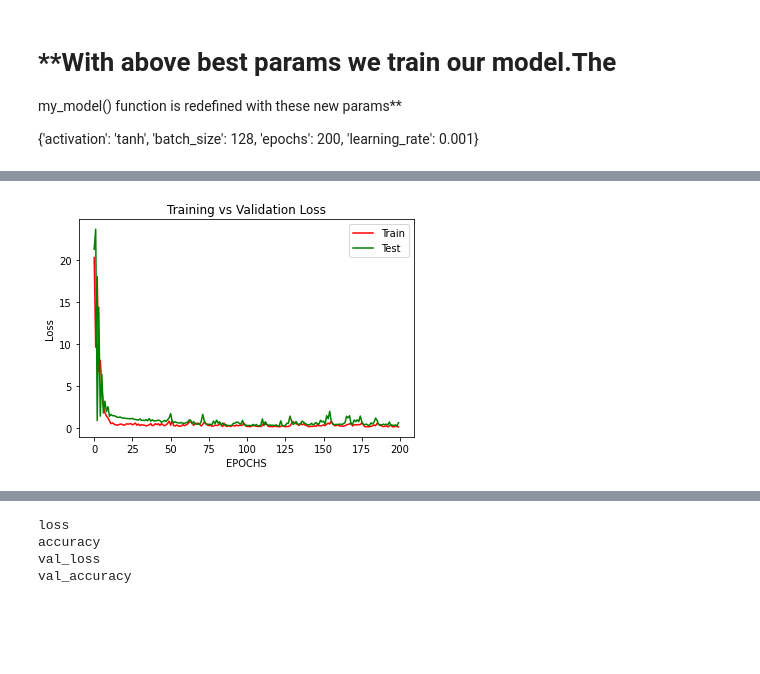
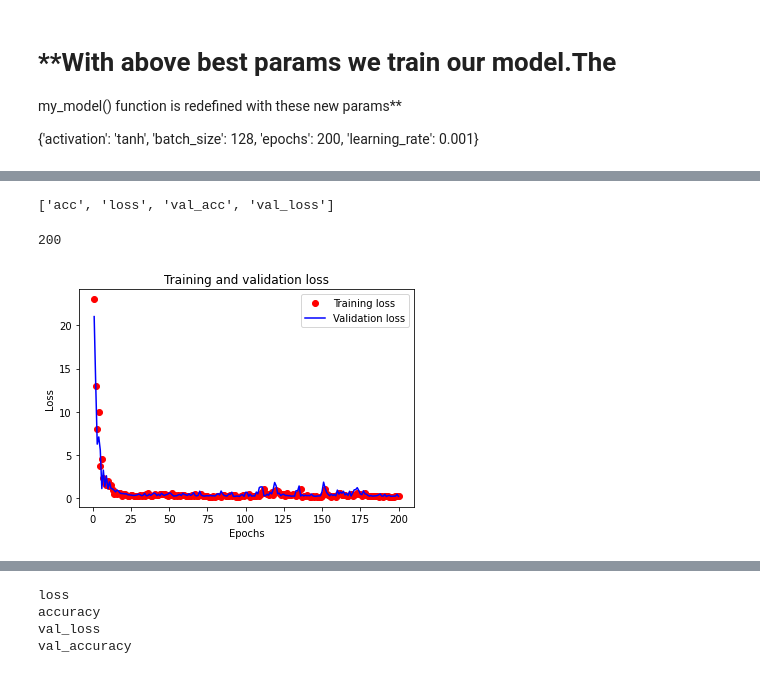
Before and after one commit to rohailkhan/deep_learning, a Jupyter notebook: Cancer_data_call_back_batch_norm_kera_Tuning.ipynb, the cells around one changed output, grey strips where cells are left out. Drawn from its saved outputs; the diff is of its cells as text; code cells hidden in the pictures; blank space fills up the shorter version.

```diff
--- a/Cancer_data_call_back_batch_norm_kera_Tuning.ipynb
+++ b/Cancer_data_call_back_batch_norm_kera_Tuning.ipynb
@@ -100,2 +119,4 @@ my_model=my_model(learning_rate=0.001,activation='relu')
+# %%
+stop_early=EarlyStopping(monitor='val_acc',patience=3)
 # %%
 historynew=my_model.fit(X_train,y_train,batch_size=128,epochs=200,validation_split=0.3,callbacks=[stop_early])
@@ -114,4 +141,4 @@ def plot_loss(loss,val_loss):
 # %%
-plot_loss(historynew.history['loss'],historynew.history['val_loss'])
+history_dict = historynew.history
+loss_values = history_dict['loss']
+val_loss_values = history_dict['val_loss']
-# %% [output]
-[figure, removed]
@@ -127,0 +145,23 @@ def plot_accuracy(acc,val_acc):
+# %%
+history_dict.keys()
+[u'acc', u'loss', u'val_acc', u'val_loss']
+# %% [output]
+['acc', 'loss', 'val_acc', 'val_loss']
+# %%
+len(historynew.history['accuracy'])
+# %% [output]
+200
+# %%
+history_dict = historynew.history
+loss_values = history_dict['loss']
+val_loss_values = history_dict['val_loss']
+epochs = range(1, len(historynew.history['accuracy']) + 1)
+plt.plot(epochs, loss_values, 'bo',color='red', label='Training loss')
+plt.plot(epochs, val_loss_values, 'b', label='Validation loss')
+plt.title('Training and validation loss')
+plt.xlabel('Epochs')
+plt.ylabel('Loss')
+plt.legend()
+plt.show()
+# %% [output]
+[figure, added]
```
Also changed, not shown: parts of 15 cells of this notebook.
